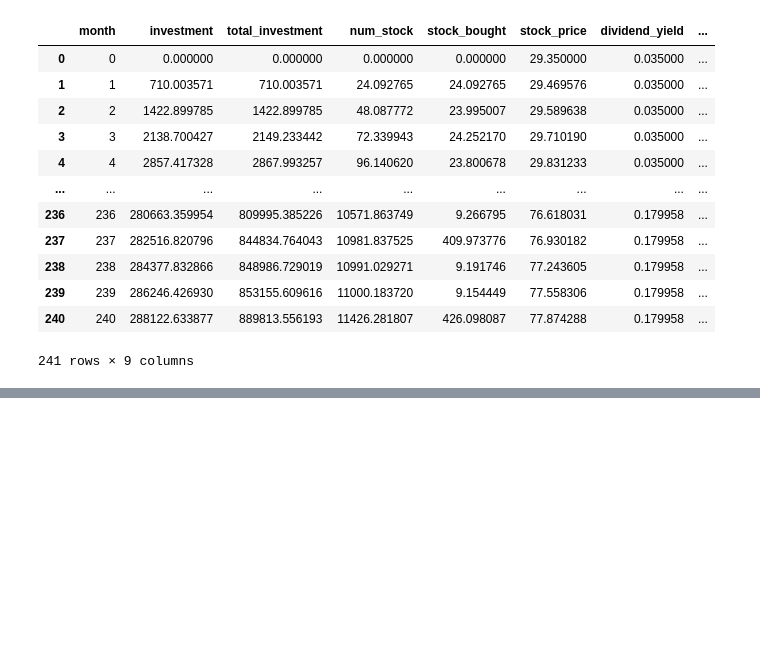
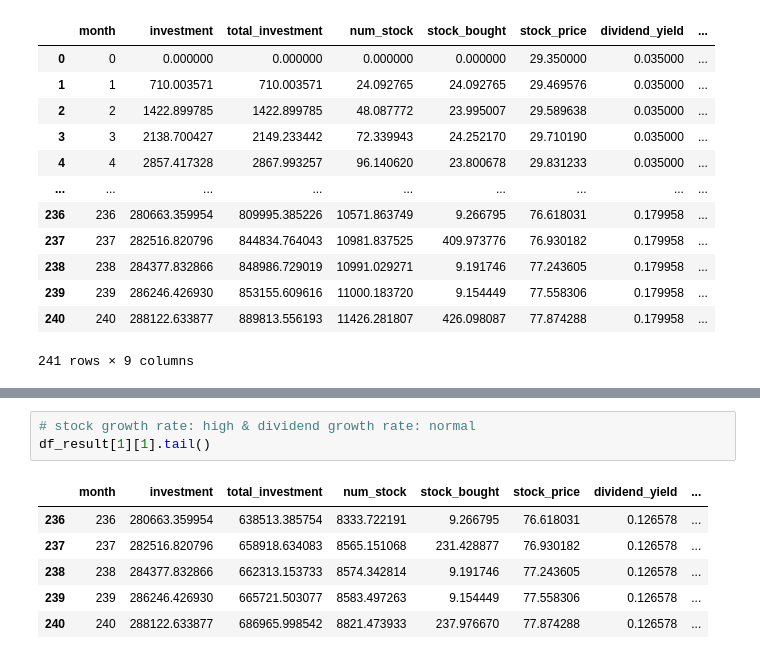
Before and after one commit to youjin2/playground, a Jupyter notebook: finance/dividened_calculator.ipynb, the cells around one changed output, grey strips where cells are left out. Drawn from its saved outputs; the diff is of its cells as text; blank space fills up the shorter version.

```diff
--- a/finance/dividened_calculator.ipynb
+++ b/finance/dividened_calculator.ipynb
@@ -222,0 +307,10 @@ df
+# %%
+# stock growth rate: high & dividend growth rate: normal
+df_result[1][1].tail()
+# %% [output]
+|  | month | investment | total_investment | num_stock | stock_bought | stock_price | dividend_yield | ... |
+| 236 | 236 | 280663.359954 | 638513.385754 | 8333.722191 | 9.266795 | 76.618031 | 0.126578 | ... |
+| 237 | 237 | 282516.820796 | 658918.634083 | 8565.151068 | 231.428877 | 76.930182 | 0.126578 | ... |
+| 238 | 238 | 284377.832866 | 662313.153733 | 8574.342814 | 9.191746 | 77.243605 | 0.126578 | ... |
+| 239 | 239 | 286246.426930 | 665721.503077 | 8583.497263 | 9.154449 | 77.558306 | 0.126578 | ... |
+| 240 | 240 | 288122.633877 | 686965.998542 | 8821.473933 | 237.976670 | 77.874288 | 0.126578 | ... |
```
Also changed, not shown: parts of 11 cells of this notebook.
